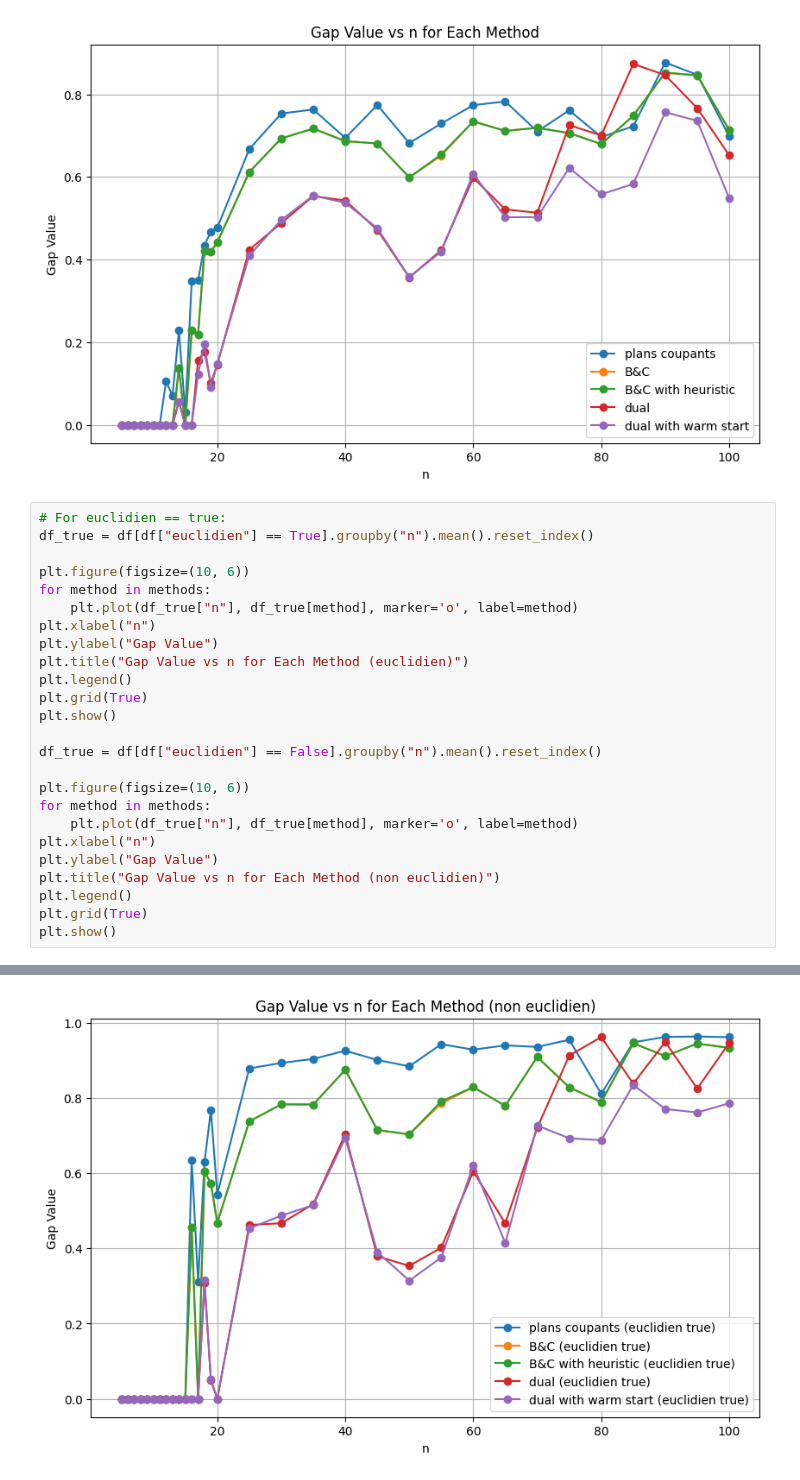
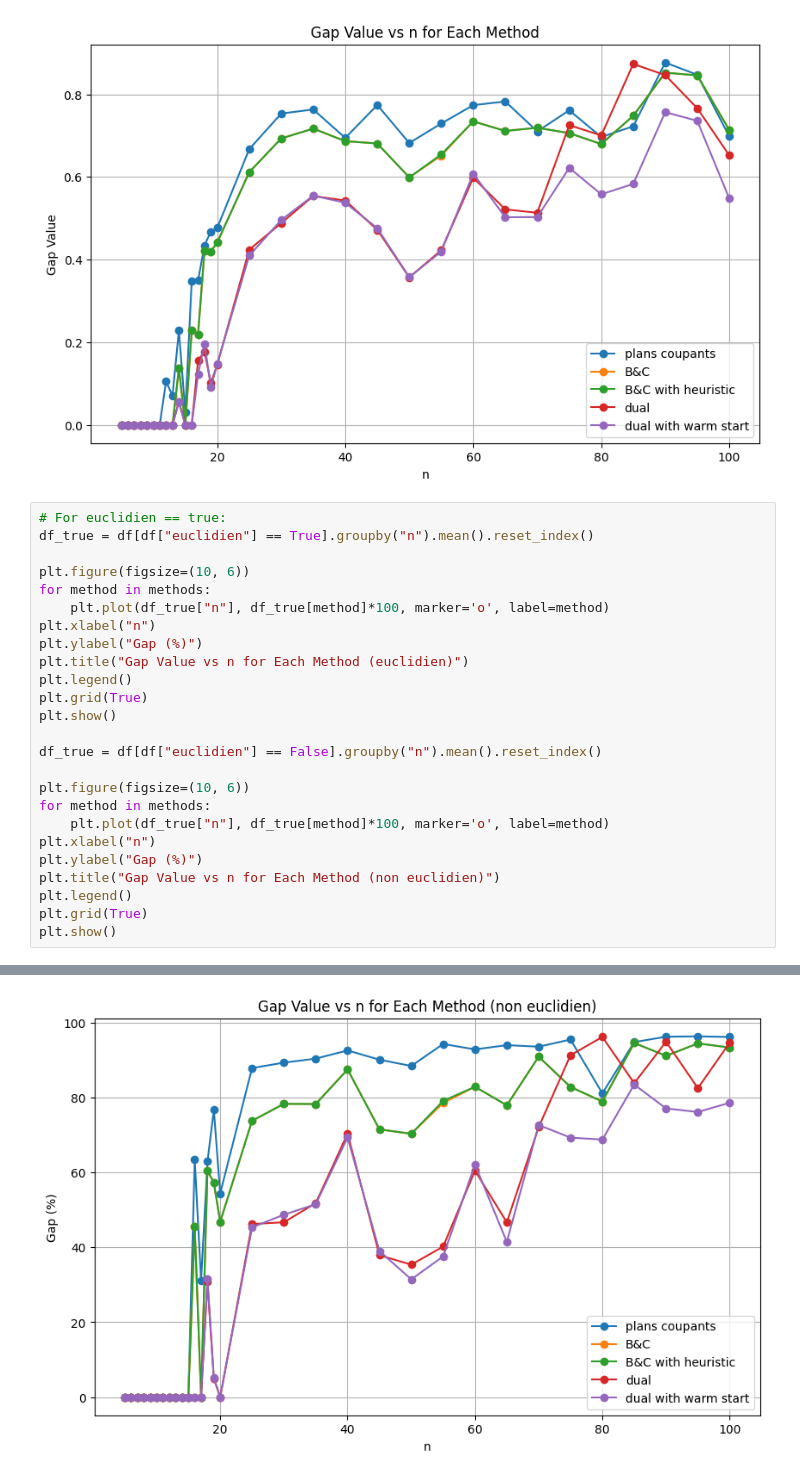
Before and after one commit to Darthkiller2Jr/projet_mpro, a Jupyter notebook: illustrations.ipynb, the cells around one changed output, grey strips where cells are left out. Drawn from its saved outputs; the diff is of its cells as text.

```diff
--- a/illustrations.ipynb
+++ b/illustrations.ipynb
@@ -156,9 +230,9 @@ df_true = df[df["euclidien"] == True].groupby("n").mean().reset_index()
 
 plt.figure(figsize=(10, 6))
 for method in methods:
-    plt.plot(df_true["n"], df_true[method], marker='o', label=method)
+    plt.plot(df_true["n"], df_true[method]*100, marker='o', label=method)
 plt.xlabel("n")
-plt.ylabel("Gap Value")
+plt.ylabel("Gap (%)")
 plt.title("Gap Value vs n for Each Method (euclidien)")
 plt.legend()
 plt.grid(True)
@@ -168,9 +242,9 @@ df_true = df[df["euclidien"] == False].groupby("n").mean().reset_index()
 
 plt.figure(figsize=(10, 6))
 for method in methods:
-    plt.plot(df_true["n"], df_true[method], marker='o', label=method)
+    plt.plot(df_true["n"], df_true[method]*100, marker='o', label=method)
 plt.xlabel("n")
-plt.ylabel("Gap Value")
+plt.ylabel("Gap (%)")
 plt.title("Gap Value vs n for Each Method (non euclidien)")
 plt.legend()
 plt.grid(True)
@@ -180 +254 @@ plt.show()
-[figure, old version]
+[figure, new version]
```
Also changed, not shown: parts of 7 cells of this notebook, 18 other files.
